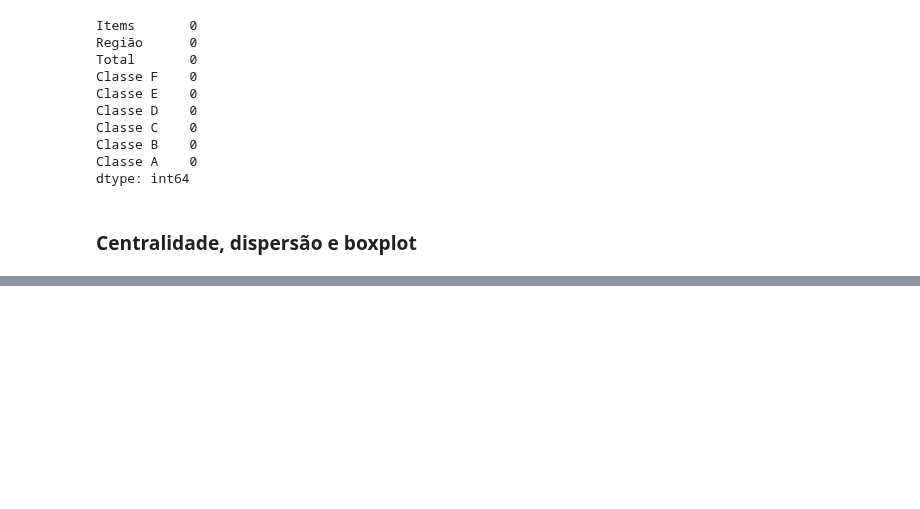
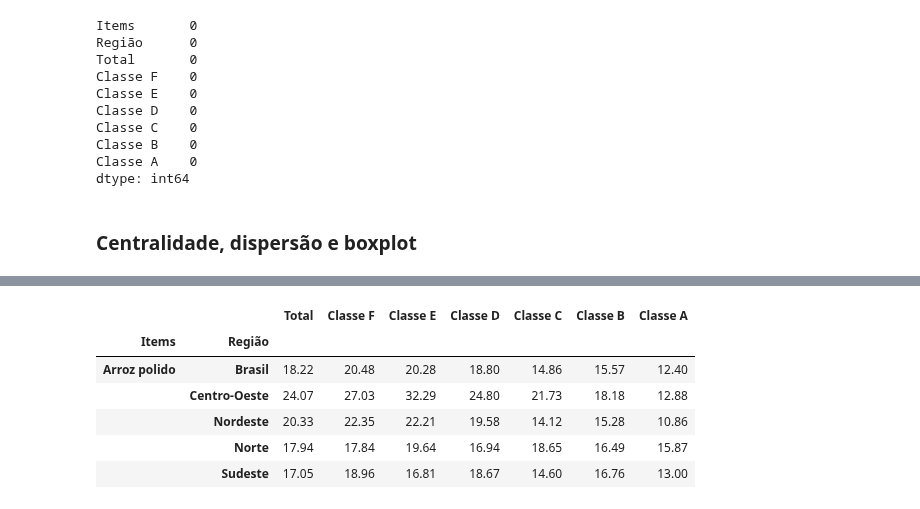
Before and after one commit to O-PY-THA-ON/dcc---fellowship-ci-ncia-de-dados, a Jupyter notebook: eda_dcc.ipynb, the cells around one changed output, grey strips where cells are left out. Saved outputs shown, nothing was run; the diff lists cells and outputs as text; code cells hidden in the pictures; blank space fills up the shorter version.

```diff
--- a/eda_dcc.ipynb
+++ b/eda_dcc.ipynb
@@ -188,0 +181,10 @@ consumo.describe()
+# %%
+consumo_agrupado.head()
+# %% [output]
+|  |  | Total | Classe F | Classe E | Classe D | Classe C | Classe B | Classe A |
+| Items | Região |  |  |  |  |  |  |  |
+| Arroz polido | Brasil | 18.22 | 20.48 | 20.28 | 18.80 | 14.86 | 15.57 | 12.40 |
+|  | Centro-Oeste | 24.07 | 27.03 | 32.29 | 24.80 | 21.73 | 18.18 | 12.88 |
+|  | Nordeste | 20.33 | 22.35 | 22.21 | 19.58 | 14.12 | 15.28 | 10.86 |
+|  | Norte | 17.94 | 17.84 | 19.64 | 16.94 | 18.65 | 16.49 | 15.87 |
+|  | Sudeste | 17.05 | 18.96 | 16.81 | 18.67 | 14.60 | 16.76 | 13.00 |
```
Also changed, not shown: parts of 6 cells of this notebook, 2 other files.
